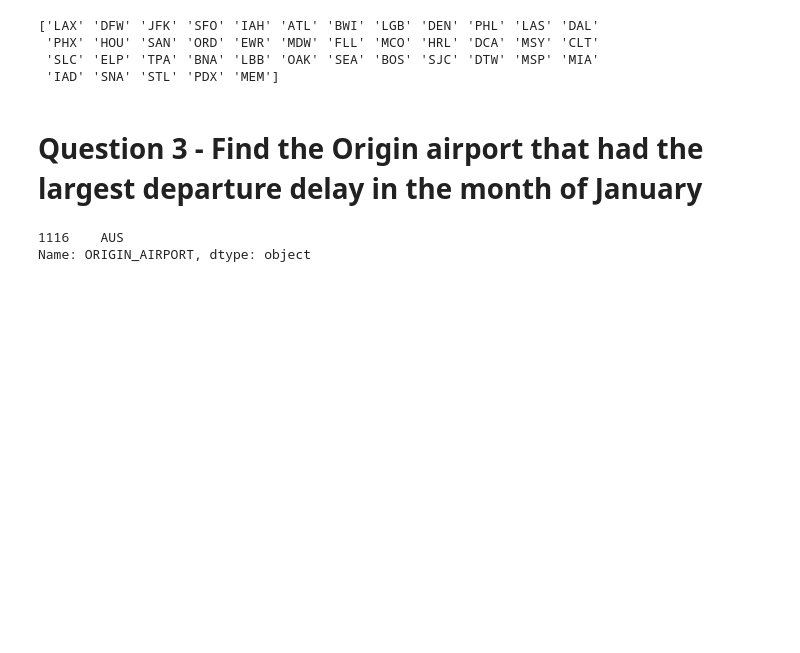
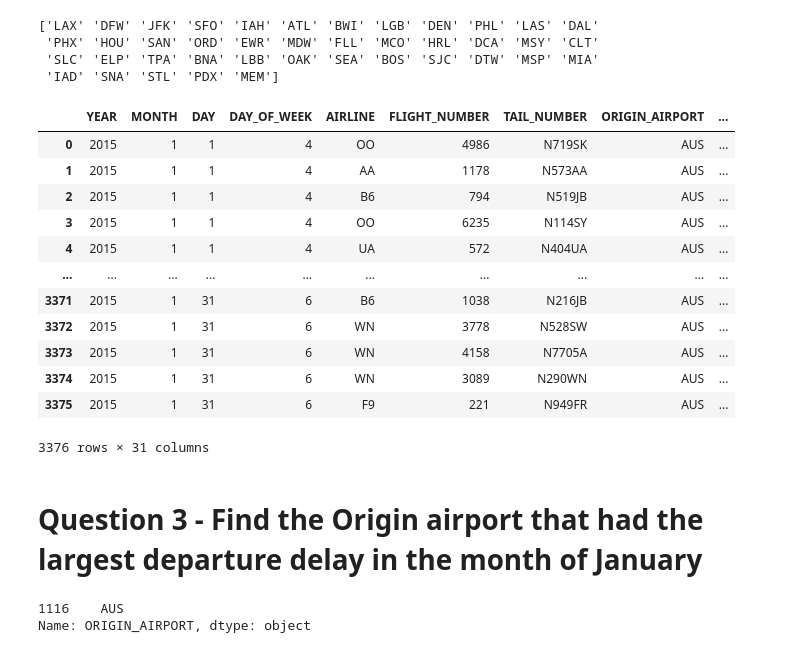
Before and after one commit to kiat/Elements-of-Data-Analytics, a Jupyter notebook: Code-Example-003-Pandas-Dataframe-Loading-Data.ipynb, the cells around one changed output. Saved outputs shown, nothing was run; the diff lists cells and outputs as text; code cells hidden in the pictures; blank space fills up the shorter version.

```diff
--- a/Code-Example-003-Pandas-Dataframe-Loading-Data.ipynb
+++ b/Code-Example-003-Pandas-Dataframe-Loading-Data.ipynb
@@ -92,6 +80,24 @@ print(origin_destinations['DESTINATION_AIRPORT'].unique())
  'PHX' 'HOU' 'SAN' 'ORD' 'EWR' 'MDW' 'FLL' 'MCO' 'HRL' 'DCA' 'MSY' 'CLT'
  'SLC' 'ELP' 'TPA' 'BNA' 'LBB' 'OAK' 'SEA' 'BOS' 'SJC' 'DTW' 'MSP' 'MIA'
  'IAD' 'SNA' 'STL' 'PDX' 'MEM']
+# %%
+flights_in_jan=flights[flights['MONTH']==1]
+
+flights_in_jan
+# %% [output]
+|  | YEAR | MONTH | DAY | DAY_OF_WEEK | AIRLINE | FLIGHT_NUMBER | TAIL_NUMBER | ORIGIN_AIRPORT | ... |
+| 0 | 2015 | 1 | 1 | 4 | OO | 4986 | N719SK | AUS | ... |
+| 1 | 2015 | 1 | 1 | 4 | AA | 1178 | N573AA | AUS | ... |
+| 2 | 2015 | 1 | 1 | 4 | B6 | 794 | N519JB | AUS | ... |
+| 3 | 2015 | 1 | 1 | 4 | OO | 6235 | N114SY | AUS | ... |
+| 4 | 2015 | 1 | 1 | 4 | UA | 572 | N404UA | AUS | ... |
+| ... | ... | ... | ... | ... | ... | ... | ... | ... | ... |
+| 3371 | 2015 | 1 | 31 | 6 | B6 | 1038 | N216JB | AUS | ... |
+| 3372 | 2015 | 1 | 31 | 6 | WN | 3778 | N528SW | AUS | ... |
+| 3373 | 2015 | 1 | 31 | 6 | WN | 4158 | N7705A | AUS | ... |
+| 3374 | 2015 | 1 | 31 | 6 | WN | 3089 | N290WN | AUS | ... |
+| 3375 | 2015 | 1 | 31 | 6 | F9 | 221 | N949FR | AUS | ... |
+3376 rows × 31 columns
 # %% [markdown]
 # Question 3 - Find the Origin airport that had the largest departure delay in the month of January
 # %%
```
Also changed, not shown: parts of 4 cells of this notebook, 1 other file.
